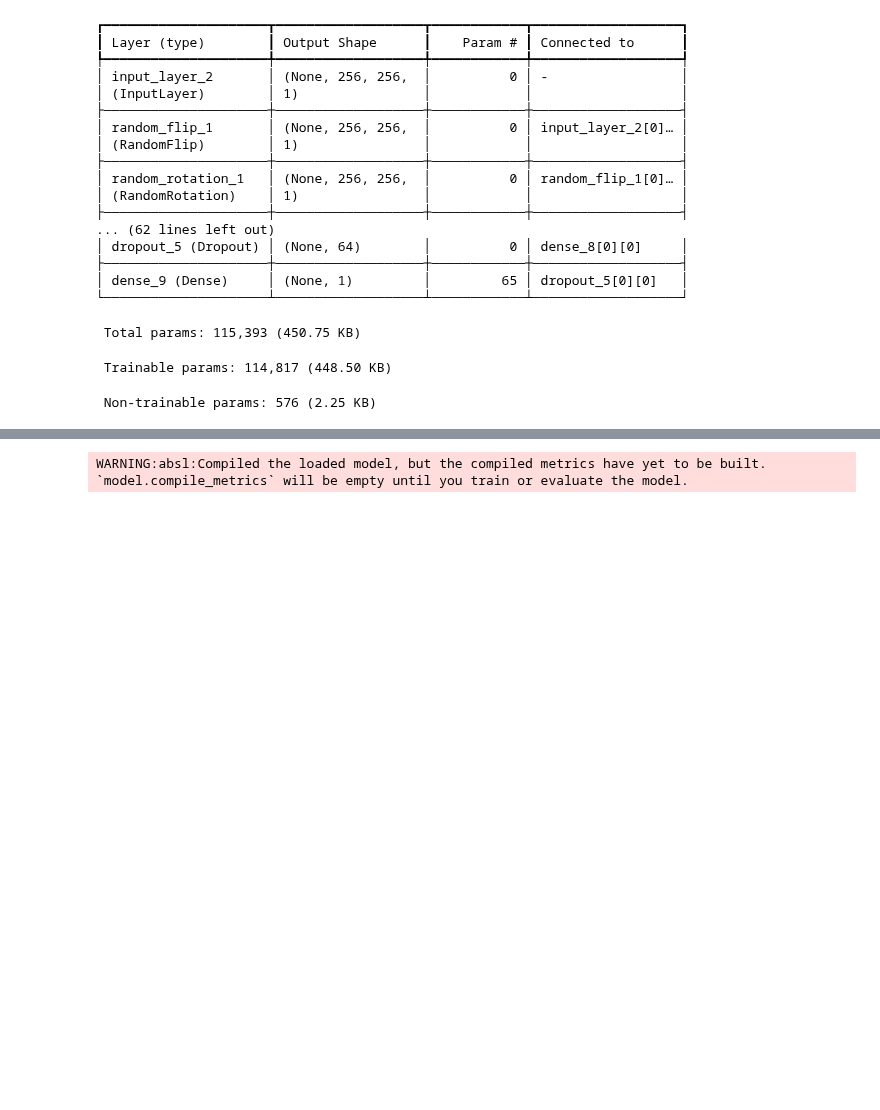
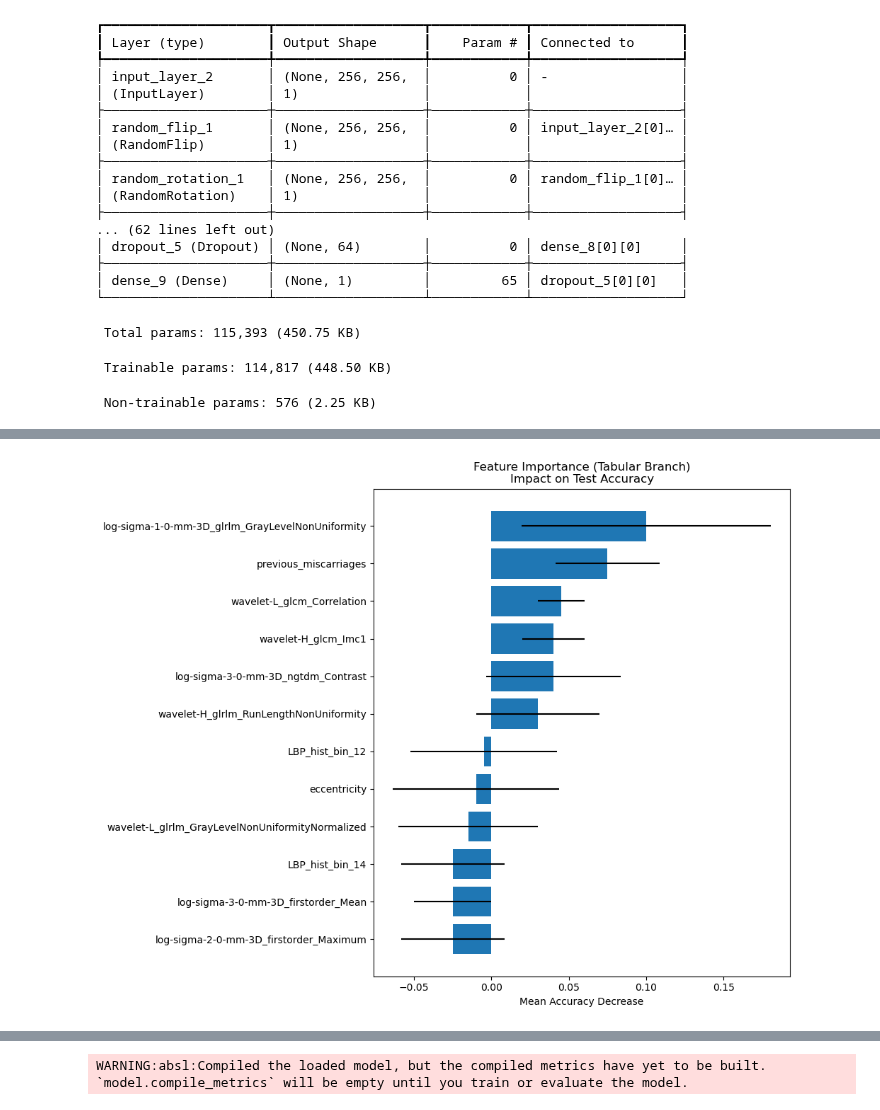
Before and after one commit to wesalmagdi/Ultrasound-Based-Classification-of-Uterine-Abnormalities, a Jupyter notebook: CNN.ipynb, the cells around one changed output, grey strips where cells are left out. Cells and saved outputs as stored; diff of their text form; code cells hidden in the pictures; blank space fills up the shorter version.

Commit message:
Added More plots

```diff
--- a/CNN.ipynb
+++ b/CNN.ipynb
@@ -269,19 +271,44 @@ plt.show()
 # %%
 from sklearn.inspection import permutation_importance
 
-def model_predict_wrapper(X_tab_combined):
-    return model.predict([X_img_test, X_tab_combined], verbose=0)
+
+class KerasModelWrapper:
+    def __init__(self, model, X_img):
+        self.model = model
+        self.X_img = X_img
+        self._estimator_type = "classifier"
+        self.classes_ = np.array([0, 1])
+
+    def fit(self, X, y):
+        return self
+
+    def predict(self, X_tab):
+        probs = self.model.predict([self.X_img, X_tab], verbose=0)
+        return (probs > 0.5).astype(int)
+
+    def score(self, X_tab, y_true):
+        y_pred = self.predict(X_tab)
+        return accuracy_score(y_true, y_pred)
+
+wrapped_model = KerasModelWrapper(model, X_img_test)
 
 results = permutation_importance(
-    model_predict_wrapper, X_tab_test, y_test, n_repeats=10, random_state=42
+    wrapped_model, X_tab_test, y_test, n_repeats=10, random_state=42
 )
 
-plt.figure(figsize=(10, 6))
+plt.figure(figsize=(10, 8))
 sorted_idx = results.importances_mean.argsort()
-plt.boxplot(results.importances[sorted_idx].T, vert=False, labels=np.array(final_feature_names)[sorted_idx])
-plt.title("Feature Importance (Tabular Branch)")
-plt.xlabel("Decrease in Accuracy when feature is removed")
+
+plt.barh(np.array(final_feature_names)[sorted_idx],
+         results.importances_mean[sorted_idx],
+         xerr=results.importances_std[sorted_idx])
+
+plt.title("Feature Importance (Tabular Branch)\nImpact on Test Accuracy")
+plt.xlabel("Mean Accuracy Decrease")
+plt.tight_layout()
 plt.show()
+# %% [output]
+[figure, added]
 # %%
 def evaluate_set(images, tabular, labels, set_name):
     probs = model.predict([images, tabular], verbose=0).ravel()
```
Also changed, not shown: parts of 6 cells of this notebook.
